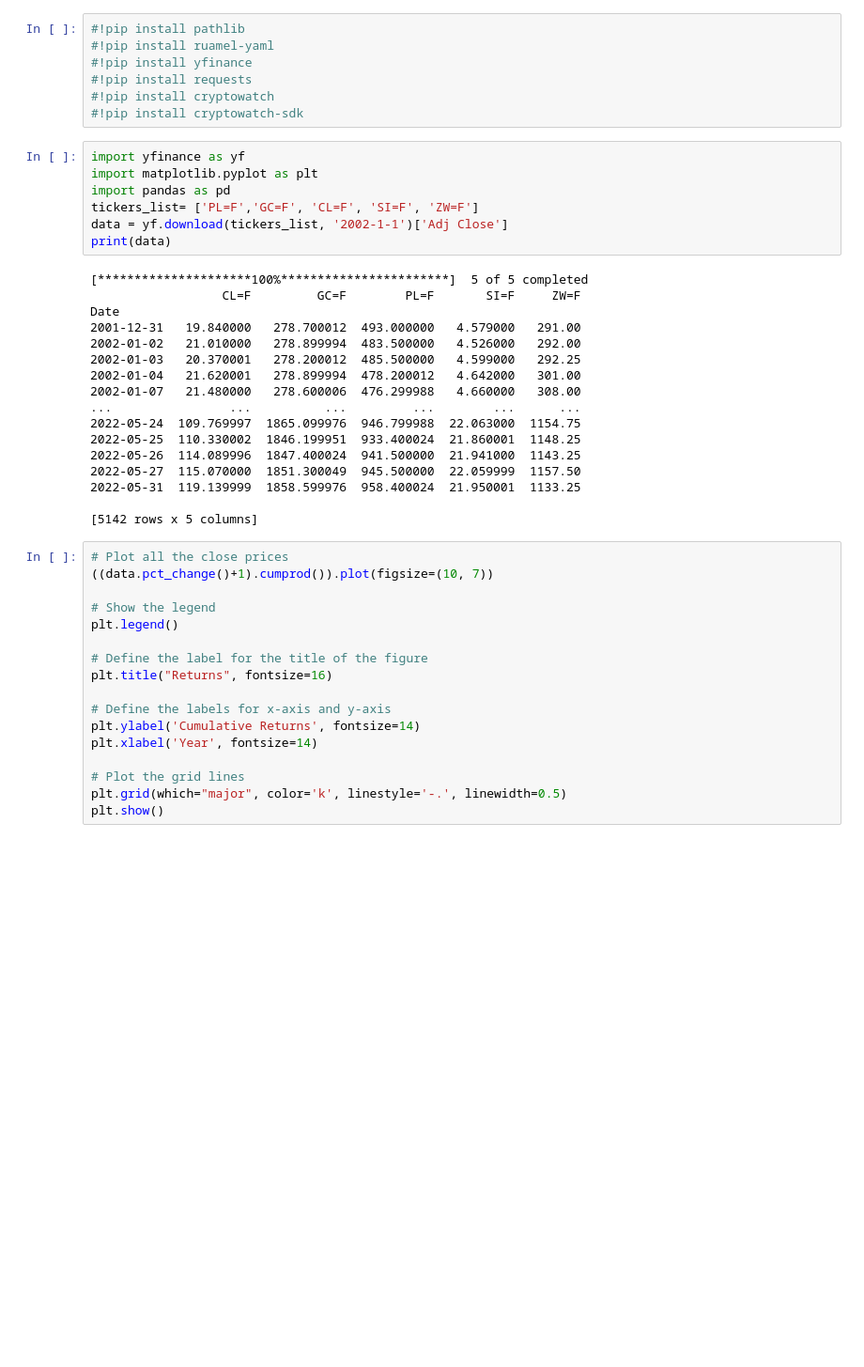
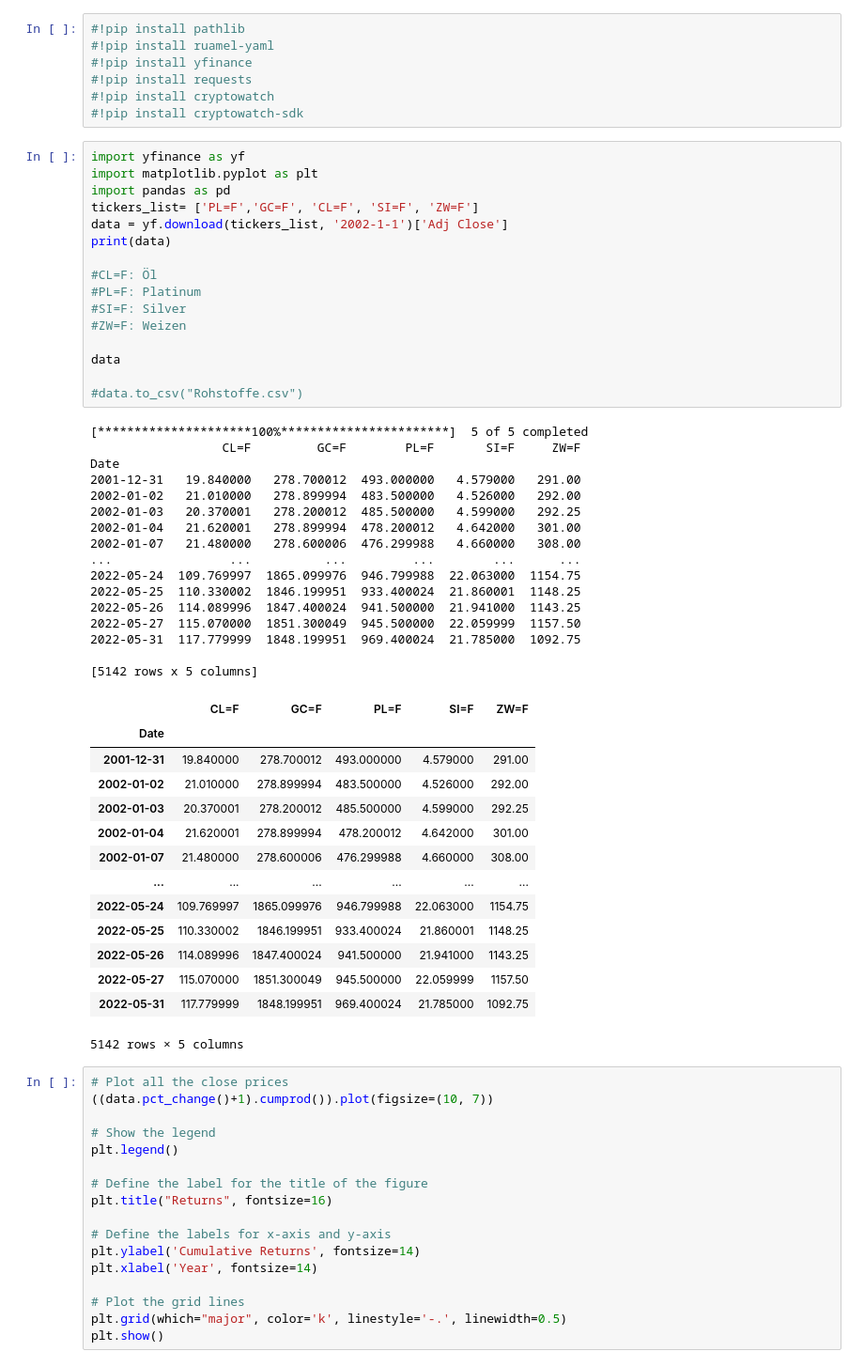
Before and after one commit to SvenKonermann/DataScience, a Jupyter notebook: onvista_Webscraping_ADS_Project.ipynb, the cells around one changed output. Shown at 94% size. Cells and saved outputs as stored; diff of their text form; blank space fills up the shorter version.

Commit message:
Data Cleansing

```diff
--- a/onvista_Webscraping_ADS_Project.ipynb
+++ b/onvista_Webscraping_ADS_Project.ipynb
@@ -164,27 +292,50 @@ result
 # %%
 import yfinance as yf
 import matplotlib.pyplot as plt
 import pandas as pd
 tickers_list= ['PL=F','GC=F', 'CL=F', 'SI=F', 'ZW=F']
 data = yf.download(tickers_list, '2002-1-1')['Adj Close']
 print(data)
+
+#CL=F: Öl
+#PL=F: Platinum
+#SI=F: Silver
+#ZW=F: Weizen
+
+data
+
+#data.to_csv("Rohstoffe.csv")
 # %% [output]
 [*********************100%***********************]  5 of 5 completed
                   CL=F         GC=F        PL=F       SI=F     ZW=F
 Date
 2001-12-31   19.840000   278.700012  493.000000   4.579000   291.00
 2002-01-02   21.010000   278.899994  483.500000   4.526000   292.00
 2002-01-03   20.370001   278.200012  485.500000   4.599000   292.25
 2002-01-04   21.620001   278.899994  478.200012   4.642000   301.00
 2002-01-07   21.480000   278.600006  476.299988   4.660000   308.00
 ...                ...          ...         ...        ...      ...
 2022-05-24  109.769997  1865.099976  946.799988  22.063000  1154.75
 2022-05-25  110.330002  1846.199951  933.400024  21.860001  1148.25
 2022-05-26  114.089996  1847.400024  941.500000  21.941000  1143.25
 2022-05-27  115.070000  1851.300049  945.500000  22.059999  1157.50
-2022-05-31  119.139999  1858.599976  958.400024  21.950001  1133.25
+2022-05-31  117.779999  1848.199951  969.400024  21.785000  1092.75
 
 [5142 rows x 5 columns]
+|  | CL=F | GC=F | PL=F | SI=F | ZW=F |
+| Date |  |  |  |  |  |
+| 2001-12-31 | 19.840000 | 278.700012 | 493.000000 | 4.579000 | 291.00 |
+| 2002-01-02 | 21.010000 | 278.899994 | 483.500000 | 4.526000 | 292.00 |
+| 2002-01-03 | 20.370001 | 278.200012 | 485.500000 | 4.599000 | 292.25 |
+| 2002-01-04 | 21.620001 | 278.899994 | 478.200012 | 4.642000 | 301.00 |
+| 2002-01-07 | 21.480000 | 278.600006 | 476.299988 | 4.660000 | 308.00 |
+| ... | ... | ... | ... | ... | ... |
+| 2022-05-24 | 109.769997 | 1865.099976 | 946.799988 | 22.063000 | 1154.75 |
+| 2022-05-25 | 110.330002 | 1846.199951 | 933.400024 | 21.860001 | 1148.25 |
+| 2022-05-26 | 114.089996 | 1847.400024 | 941.500000 | 21.941000 | 1143.25 |
+| 2022-05-27 | 115.070000 | 1851.300049 | 945.500000 | 22.059999 | 1157.50 |
+| 2022-05-31 | 117.779999 | 1848.199951 | 969.400024 | 21.785000 | 1092.75 |
+5142 rows × 5 columns
 # %%
 # Plot all the close prices
 ((data.pct_change()+1).cumprod()).plot(figsize=(10, 7))
```
Also changed, not shown: parts of 15 cells of this notebook.
